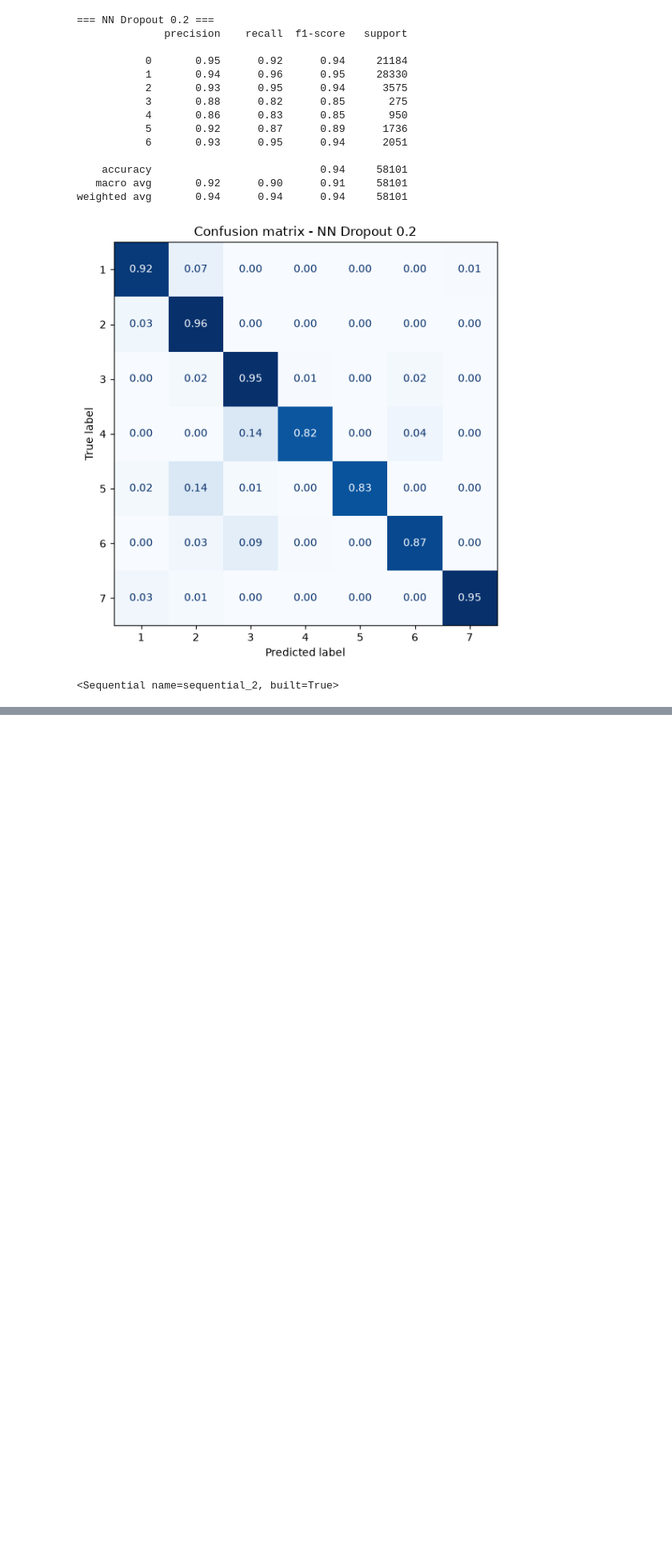
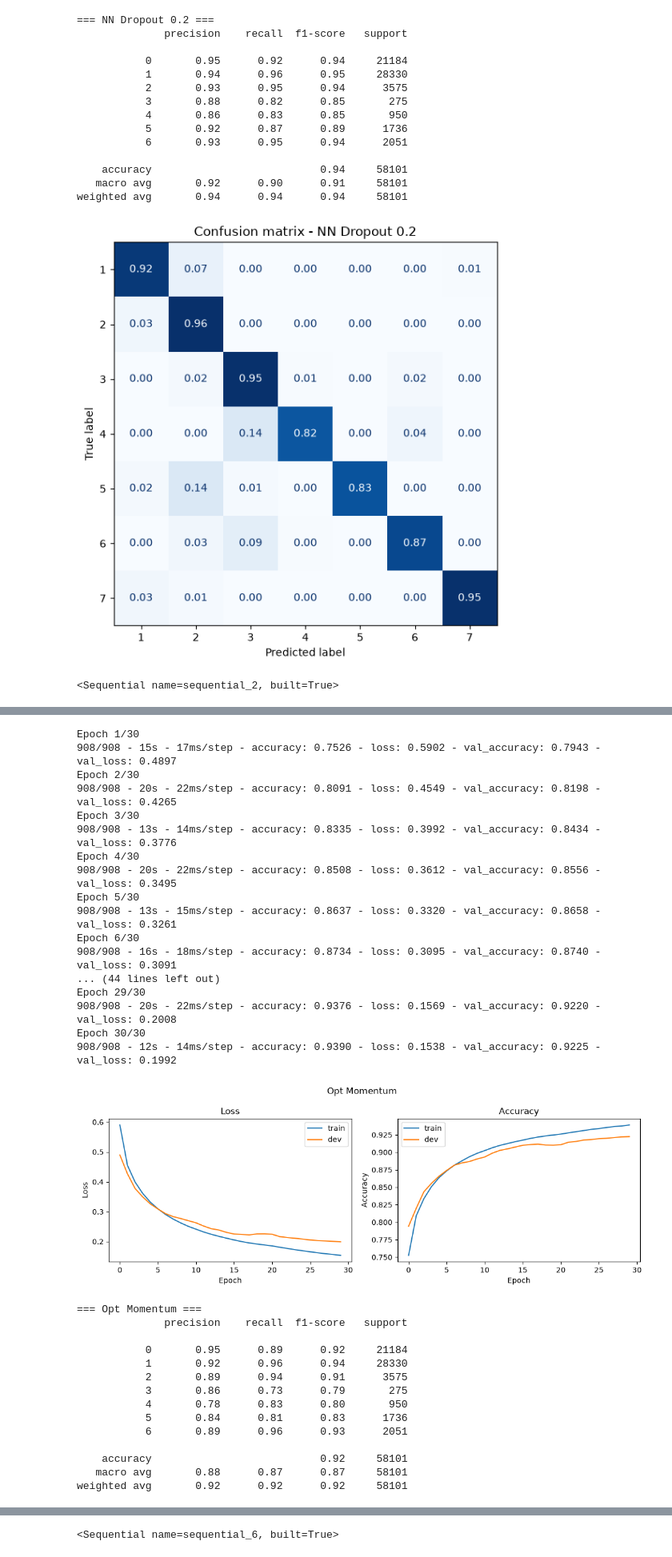
Before and after one commit to MaralFarahmandfar/Forest-Cover-Type, a Jupyter notebook: notebooks/03_nn_experiments.ipynb, the cells around one changed output, grey strips where cells are left out. Shown at 80% size. Saved outputs shown, nothing was run; the diff lists cells and outputs as text; code cells hidden in the pictures; blank space fills up the shorter version.

```diff
--- a/notebooks/03_nn_experiments.ipynb
+++ b/notebooks/03_nn_experiments.ipynb
@@ -435,0 +456,36 @@ if "results" not in globals():
+# %%
+run_experiment("Opt Momentum", [512, 256, 128, 64], data, results,
+               epochs=30, optimizer="momentum", learning_rate=0.01, histories=histories)
+# %% [output]
+Epoch 1/30
+908/908 - 15s - 17ms/step - accuracy: 0.7526 - loss: 0.5902 - val_accuracy: 0.7943 - val_loss: 0.4897
+Epoch 2/30
+908/908 - 20s - 22ms/step - accuracy: 0.8091 - loss: 0.4549 - val_accuracy: 0.8198 - val_loss: 0.4265
+Epoch 3/30
+908/908 - 13s - 14ms/step - accuracy: 0.8335 - loss: 0.3992 - val_accuracy: 0.8434 - val_loss: 0.3776
+Epoch 4/30
+908/908 - 20s - 22ms/step - accuracy: 0.8508 - loss: 0.3612 - val_accuracy: 0.8556 - val_loss: 0.3495
+Epoch 5/30
+908/908 - 13s - 15ms/step - accuracy: 0.8637 - loss: 0.3320 - val_accuracy: 0.8658 - val_loss: 0.3261
+Epoch 6/30
+908/908 - 16s - 18ms/step - accuracy: 0.8734 - loss: 0.3095 - val_accuracy: 0.8740 - val_loss: 0.3091
+... (44 lines left out)
+Epoch 29/30
+908/908 - 20s - 22ms/step - accuracy: 0.9376 - loss: 0.1569 - val_accuracy: 0.9220 - val_loss: 0.2008
+Epoch 30/30
+908/908 - 12s - 14ms/step - accuracy: 0.9390 - loss: 0.1538 - val_accuracy: 0.9225 - val_loss: 0.1992
+[figure, added]
+=== Opt Momentum ===
+              precision    recall  f1-score   support
+
+           0       0.95      0.89      0.92     21184
+           1       0.92      0.96      0.94     28330
+           2       0.89      0.94      0.91      3575
+           3       0.86      0.73      0.79       275
+           4       0.78      0.83      0.80       950
+           5       0.84      0.81      0.83      1736
+           6       0.89      0.96      0.93      2051
+
+    accuracy                           0.92     58101
+   macro avg       0.88      0.87      0.87     58101
+weighted avg       0.92      0.92      0.92     58101
@@ -435,0 +493 @@ if "results" not in globals():
+<Sequential name=sequential_6, built=True>
```
Also changed, not shown: parts of 22 cells of this notebook, 24 other files.
